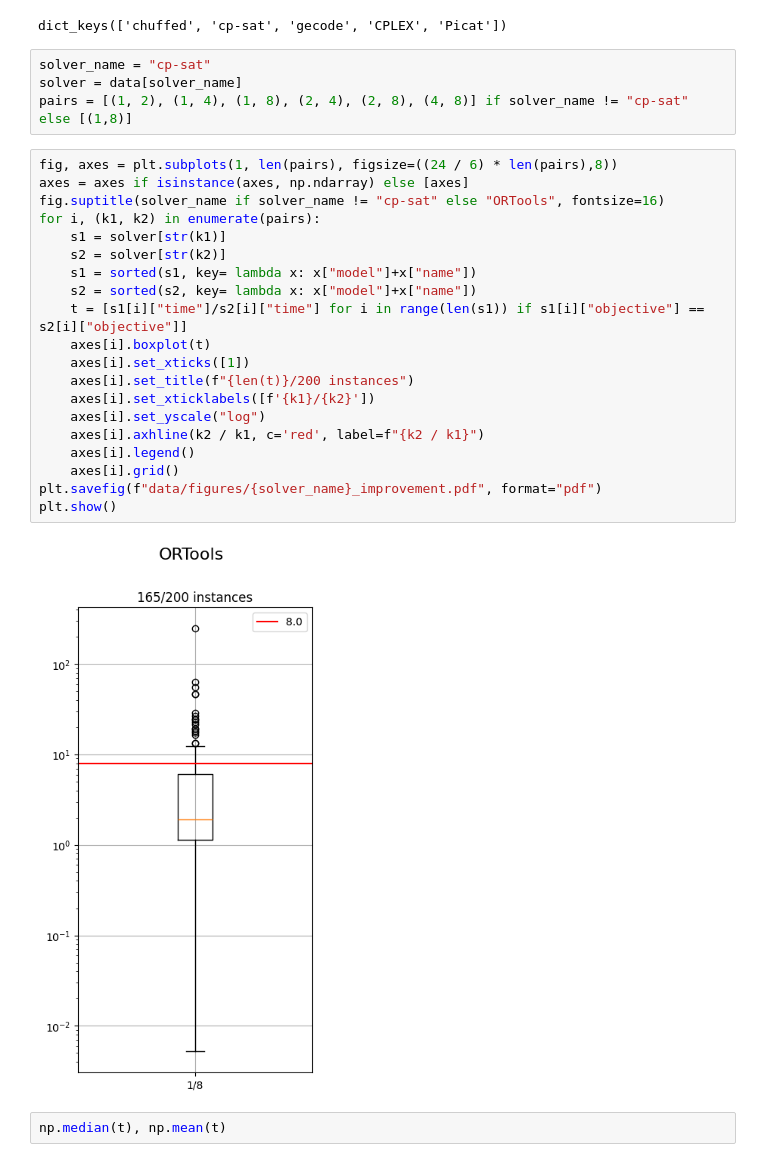
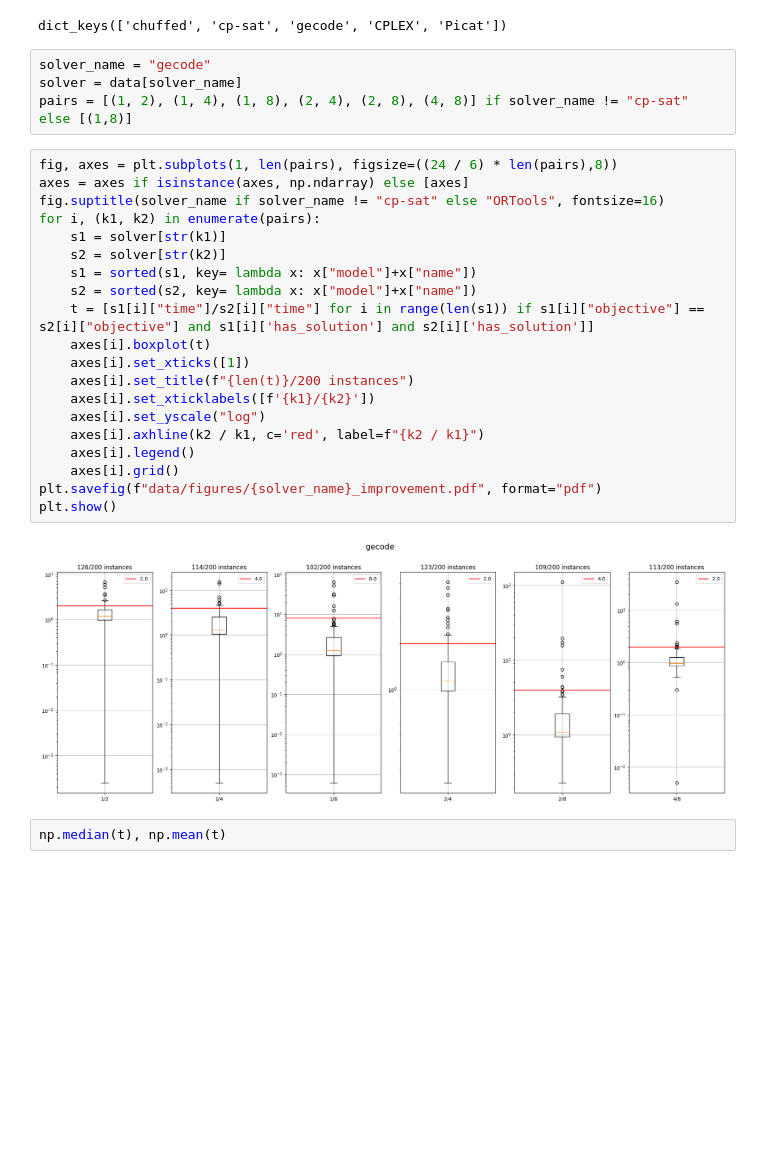
Before and after one commit to SeppiaBrilla/minizinc_challenge_parallelise, a Jupyter notebook: images.ipynb, the cells around one changed output. Cells and saved outputs as stored; diff of their text form; blank space fills up the shorter version.

Commit message:
new images

```diff
--- a/images.ipynb
+++ b/images.ipynb
@@ -11,31 +11,31 @@ data.keys()
 # %% [output]
 dict_keys(['chuffed', 'cp-sat', 'gecode', 'CPLEX', 'Picat'])
 # %%
-solver_name = "cp-sat"
+solver_name = "gecode"
 solver = data[solver_name]
 pairs = [(1, 2), (1, 4), (1, 8), (2, 4), (2, 8), (4, 8)] if solver_name != "cp-sat" else [(1,8)]
 # %%
 fig, axes = plt.subplots(1, len(pairs), figsize=((24 / 6) * len(pairs),8))
 axes = axes if isinstance(axes, np.ndarray) else [axes]
 fig.suptitle(solver_name if solver_name != "cp-sat" else "ORTools", fontsize=16)
 for i, (k1, k2) in enumerate(pairs):
     s1 = solver[str(k1)]
     s2 = solver[str(k2)]
     s1 = sorted(s1, key= lambda x: x["model"]+x["name"])
     s2 = sorted(s2, key= lambda x: x["model"]+x["name"])
-    t = [s1[i]["time"]/s2[i]["time"] for i in range(len(s1)) if s1[i]["objective"] == s2[i]["objective"]]
+    t = [s1[i]["time"]/s2[i]["time"] for i in range(len(s1)) if s1[i]["objective"] == s2[i]["objective"] and s1[i]['has_solution'] and s2[i]['has_solution']]
     axes[i].boxplot(t)
     axes[i].set_xticks([1])
     axes[i].set_title(f"{len(t)}/200 instances")
     axes[i].set_xticklabels([f'{k1}/{k2}'])
     axes[i].set_yscale("log")
     axes[i].axhline(k2 / k1, c='red', label=f"{k2 / k1}")
     axes[i].legend()
     axes[i].grid()
 plt.savefig(f"data/figures/{solver_name}_improvement.pdf", format="pdf")
 plt.show()
 # %% [output]
-[figure, old version]
+[figure, new version]
 # %%
 np.median(t), np.mean(t)
 # %% [output]
```
Also changed, not shown: parts of 10 cells of this notebook, 3 other files.
